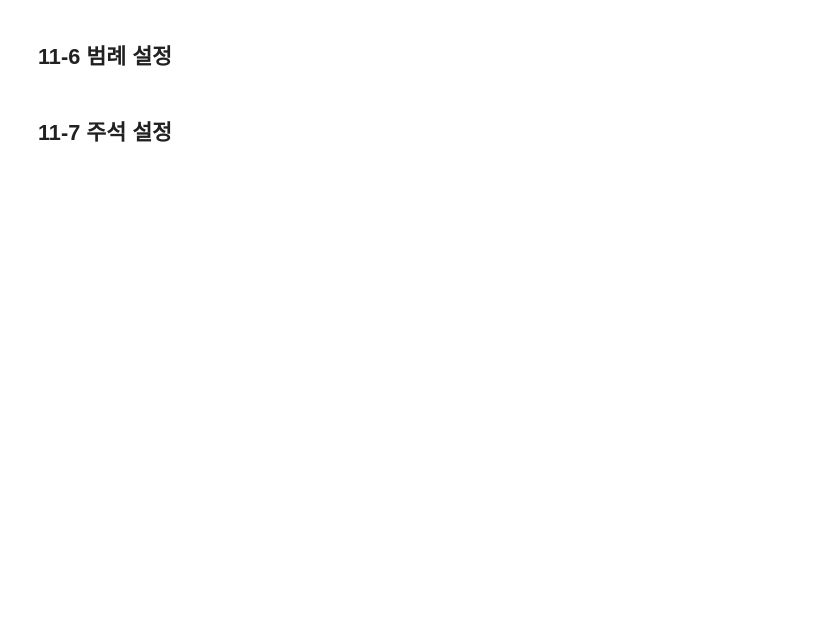
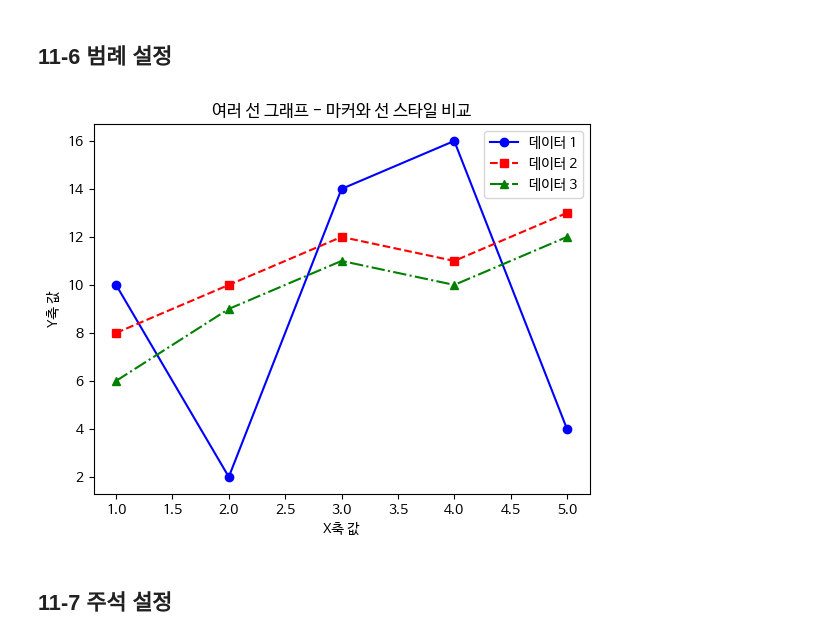
Before and after one commit to akatwinkle/bab_bab, a Jupyter notebook: 오픈소스_데이터_분석_11강.ipynb, the cells around one changed output. Drawn from its saved outputs; the diff is of its cells as text; code cells hidden in the pictures; blank space fills up the shorter version.

```diff
--- a/오픈소스_데이터_분석_11강.ipynb
+++ b/오픈소스_데이터_분석_11강.ipynb
@@ -153,25 +158,27 @@ plt.show()
 # %%
 import matplotlib.pyplot as plt
 
 ## 데이터 정의
 x = [1, 2, 3, 4, 5]
 y1 = [10, 2, 14, 16, 4]
 y2 = [8, 10, 12, 11, 13]
 y3 = [6, 9, 11, 10, 12]
 
-## 여러 선 그래프 그리기
+## 여러 선 그래프 그리기 #label 설정, 범례 추가시 사용됨
 plt.plot(x, y1, marker='o', linestyle='-', color='blue', label='데이터 1')
 plt.plot(x, y2, marker='s', linestyle='--', color='red', label='데이터 2')
 plt.plot(x, y3, marker='^', linestyle='-.', color='green', label='데이터 3')
 
 ## 제목 및 축 레이블 설정
 plt.title("여러 선 그래프 - 마커와 선 스타일 비교")
 plt.xlabel("X축 값")
 plt.ylabel("Y축 값")
 
 # 범례 추가
-
+plt.legend() #loc 옵션으로 위치 조정 가능
 plt.show()
+# %% [output]
+[figure, added]
 # %% [markdown]
 ## 11-7 주석 설정
 # %%
```
Also changed, not shown: parts of 12 cells of this notebook.
